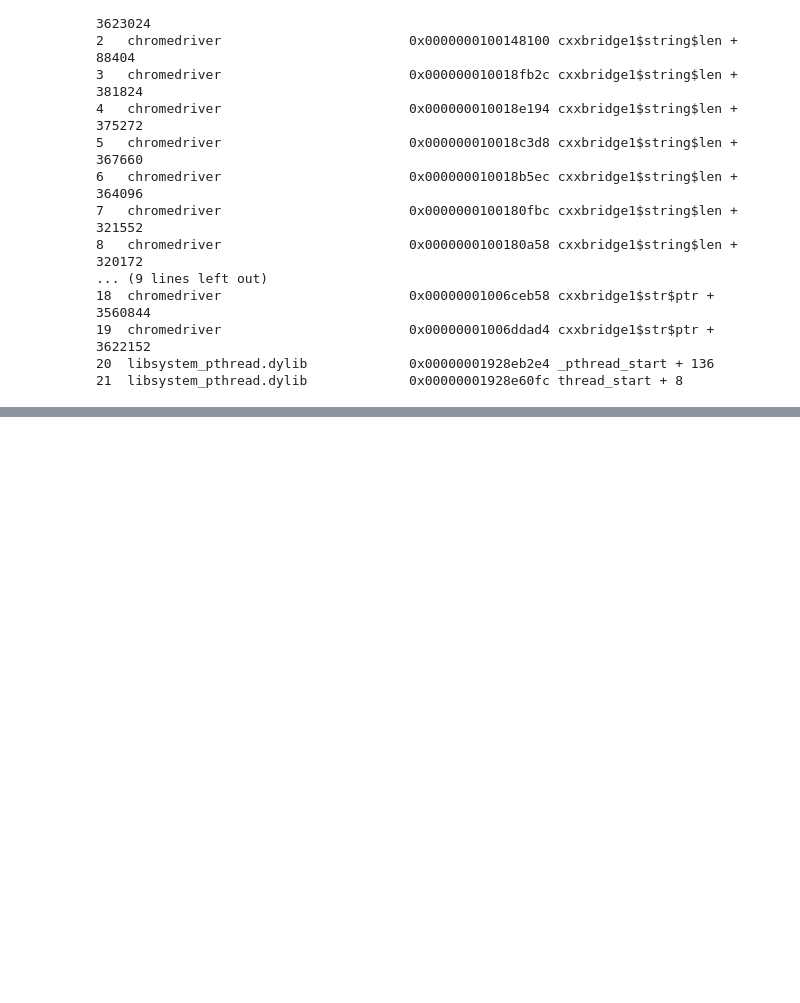
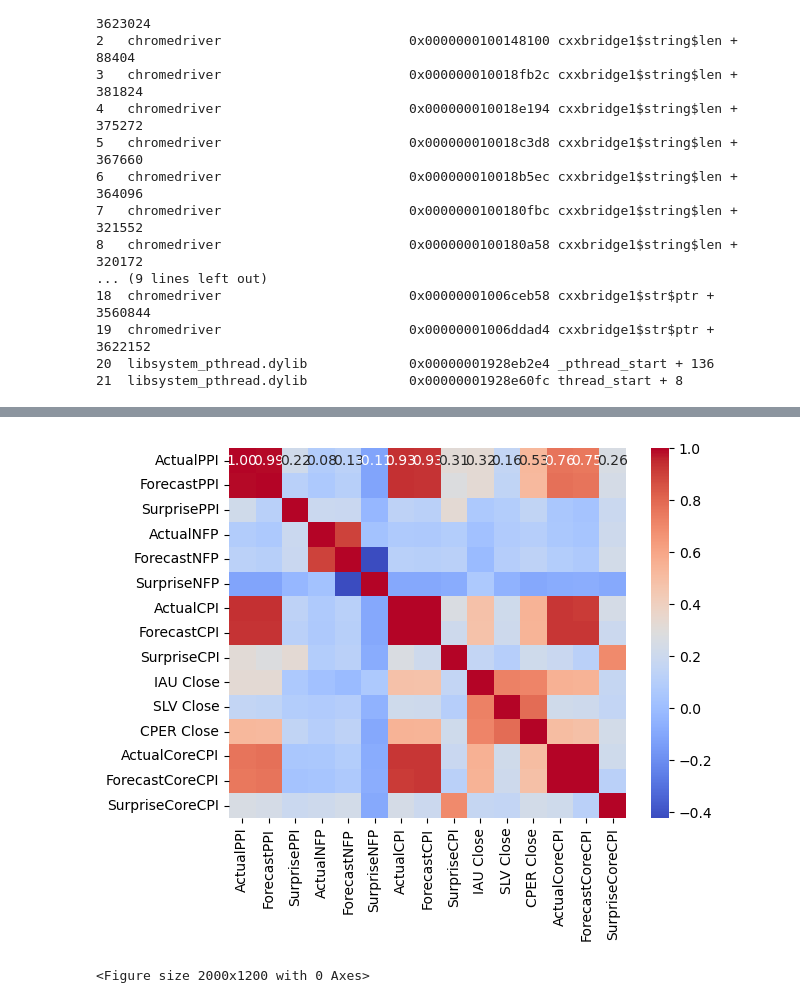
Before and after one commit to arnavkhurma/hmm-report-forecasting, a Jupyter notebook: hmm.ipynb, the cells around one changed output, grey strips where cells are left out. Drawn from its saved outputs; the diff is of its cells as text; code cells hidden in the pictures; blank space fills up the shorter version.

```diff
--- a/hmm.ipynb
+++ b/hmm.ipynb
@@ -167,0 +650,3 @@ Stacktrace:
+# %%
+df = pd.read_csv('REPORT+TICKER.csv')
+df.head(20)
@@ -167,0 +671,3 @@ Stacktrace:
+# %%
+updated_df = df.dropna()
+updated_df
@@ -167,0 +688,5 @@ Stacktrace:
+# %%
+import seaborn as sb
+corr_df = updated_df.copy()
+corr_df.drop(columns=["Date"], inplace=True)
+corr_df.corr()
@@ -167,0 +710,8 @@ Stacktrace:
+# %%
+import matplotlib.pyplot as mp
+plot = sb.heatmap(corr_df.corr(), annot=True, fmt=".2f", cmap="coolwarm")
+mp.figure(figsize=(20, 12))
+mp.show()
+# %% [output]
+[figure, added]
+<Figure size 2000x1200 with 0 Axes>
```
Also changed, not shown: parts of 35 cells of this notebook, 12 other files.
